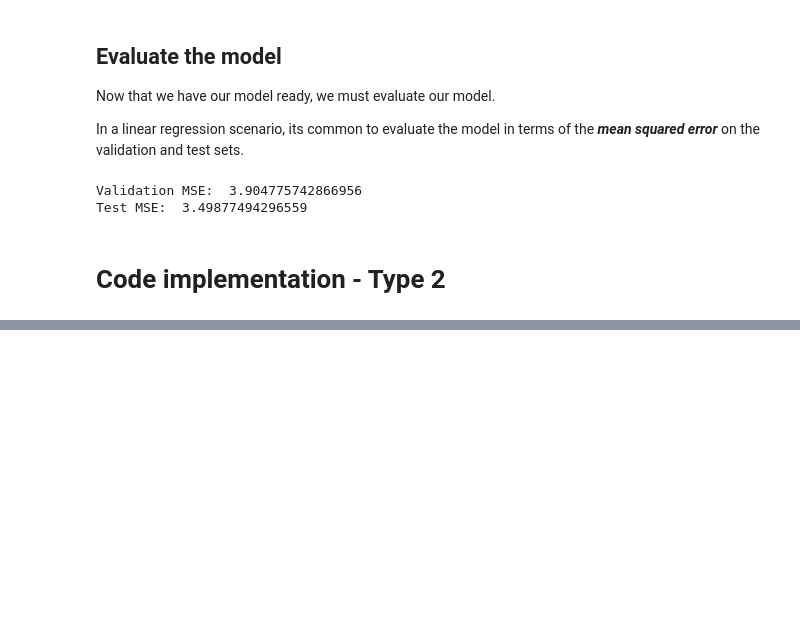
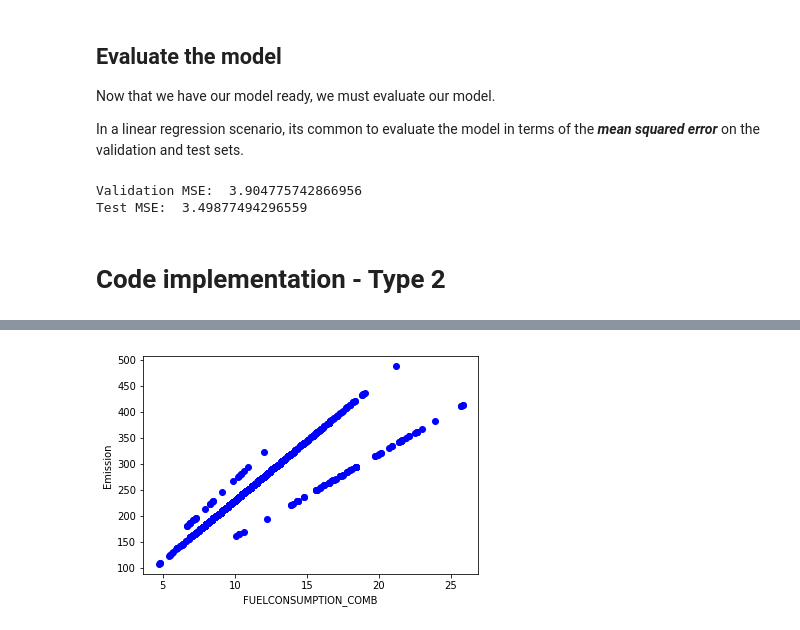
Before and after one commit to laxmankishore/ML-Algorithms, a Jupyter notebook: Linear Regression.ipynb, the cells around one changed output, grey strips where cells are left out. Cells and saved outputs as stored; diff of their text form; code cells hidden in the pictures; blank space fills up the shorter version.

```diff
--- a/Linear Regression.ipynb
+++ b/Linear Regression.ipynb
@@ -125,0 +219,7 @@ Test MSE:  3.49877494296559
+# %%
+plt.scatter(con_df.FUELCONSUMPTION_COMB, con_df.CO2EMISSIONS,  color='blue')
+plt.xlabel("FUELCONSUMPTION_COMB")
+plt.ylabel("Emission")
+plt.show()
+# %% [output]
+[figure, added]
```
Also changed, not shown: parts of 38 cells of this notebook.
